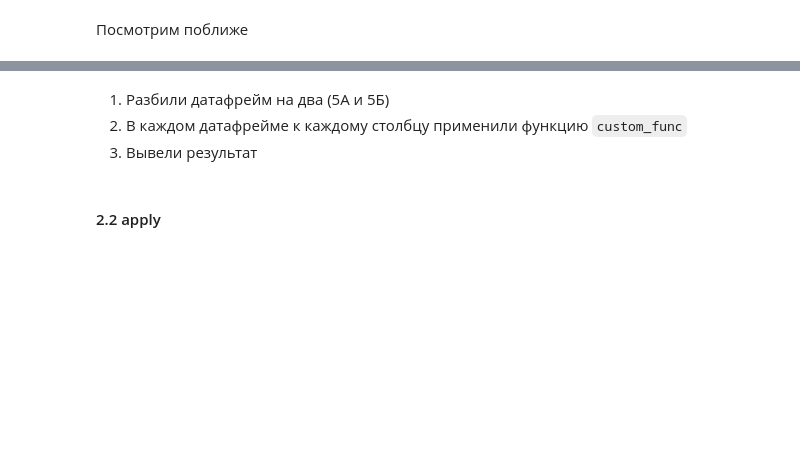
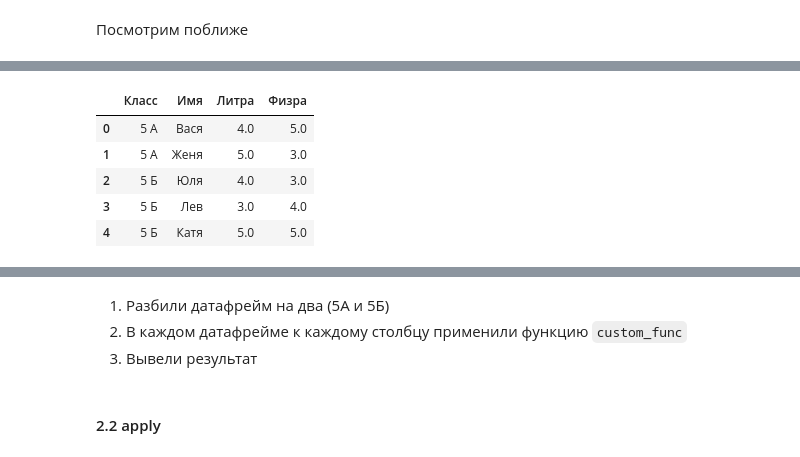
Before and after one commit to ArinaPereslavtseva/hse-econ-data-analysis-course-2020, a Jupyter notebook: week_04/week_04.ipynb, the cells around one changed output, grey strips where cells are left out. Saved outputs shown, nothing was run; the diff lists cells and outputs as text; code cells hidden in the pictures; blank space fills up the shorter version.

```diff
--- a/week_04/week_04.ipynb
+++ b/week_04/week_04.ipynb
@@ -246,2 +582,11 @@ def custom_func(gr_df):
+# %%
+df
+# %% [output]
+|  | Класс | Имя | Литра | Физра |
+| 0 | 5 А | Вася | 4.0 | 5.0 |
+| 1 | 5 А | Женя | 5.0 | 3.0 |
+| 2 | 5 Б | Юля | 4.0 | 3.0 |
+| 3 | 5 Б | Лев | 3.0 | 4.0 |
+| 4 | 5 Б | Катя | 5.0 | 5.0 |
 # %%
 df[['Класс', 'Литра', 'Физра']].groupby(['Класс']).agg(custom_func)
```
Also changed, not shown: parts of 81 cells of this notebook.
